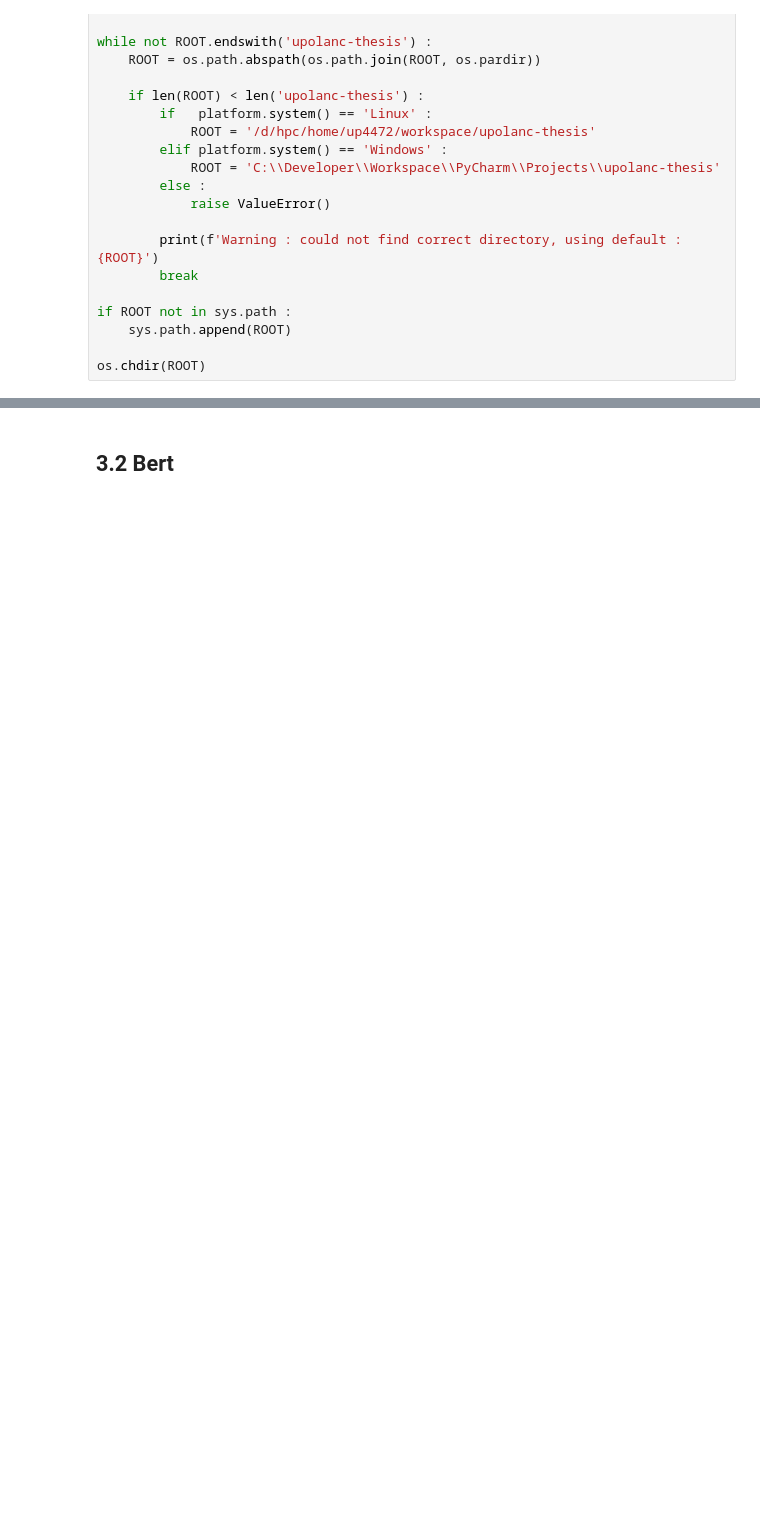
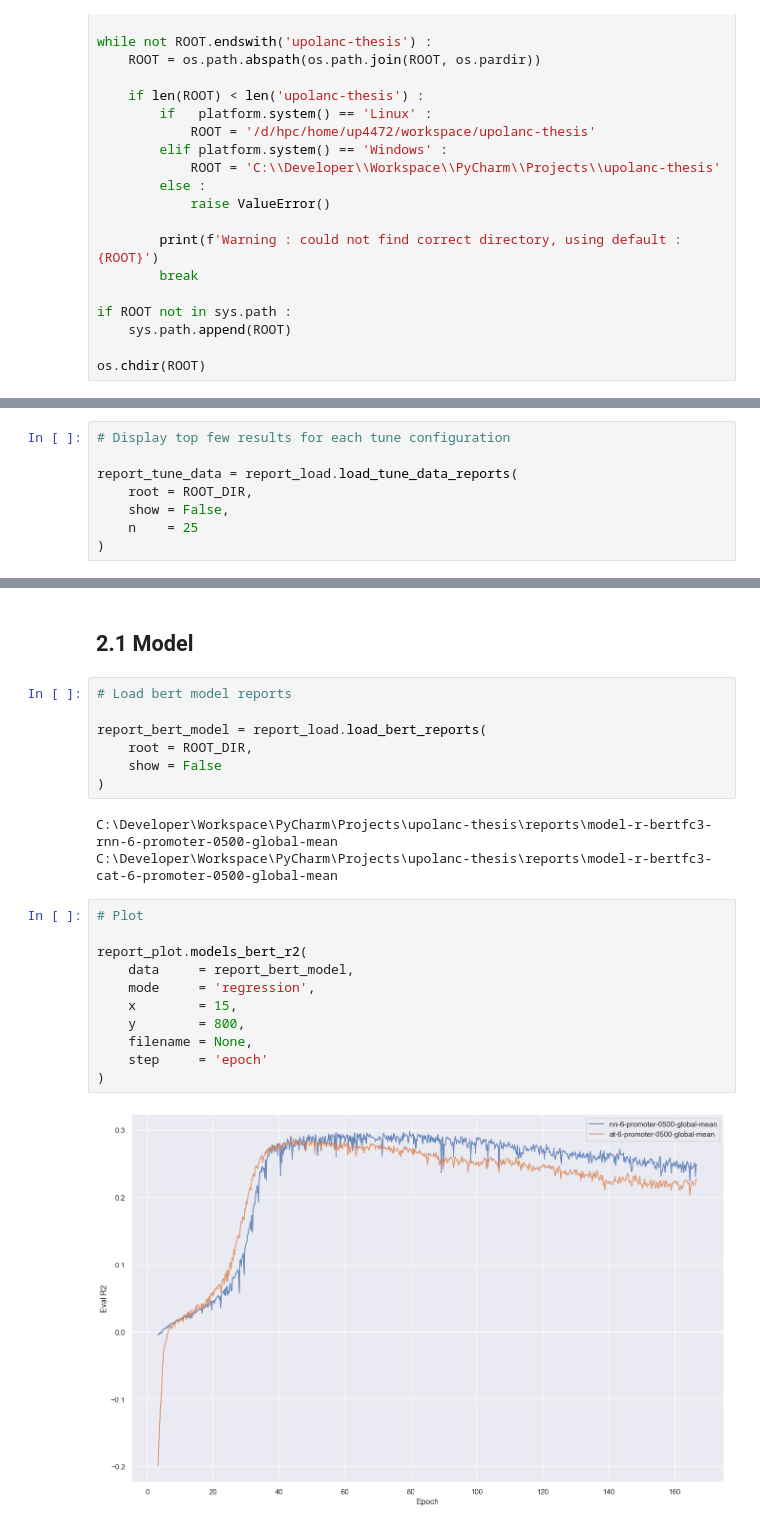
Before and after one commit to up4472/upolanc-thesis, a Jupyter notebook: notebook/nbp09-report.ipynb, the cells around one changed output, grey strips where cells are left out. Cells and saved outputs as stored; diff of their text form; blank space fills up the shorter version.

```diff
--- a/notebook/nbp09-report.ipynb
+++ b/notebook/nbp09-report.ipynb
@@ -370,0 +183,8 @@ dataframe_tuner_format(data).head(n = 50)
+# %%
+# Display top few results for each tune configuration
+
+report_tune_data = report_load.load_tune_data_reports(
+	root = ROOT_DIR,
+	show = False,
+	n    = 25
+)
@@ -459,2 +252,25 @@ model_reports.sort_values('Eval_R2', ascending = False)
 # %% [markdown]
-## 3.2 Bert
+## 2.1 Model
+# %%
+# Load bert model reports
+
+report_bert_model = report_load.load_bert_reports(
+	root = ROOT_DIR,
+	show = False
+)
+# %% [output]
+C:\Developer\Workspace\PyCharm\Projects\upolanc-thesis\reports\model-r-bertfc3-rnn-6-promoter-0500-global-mean
+C:\Developer\Workspace\PyCharm\Projects\upolanc-thesis\reports\model-r-bertfc3-cat-6-promoter-0500-global-mean
+# %%
+# Plot
+
+report_plot.models_bert_r2(
+	data     = report_bert_model,
+	mode     = 'regression',
+	x        = 15,
+	y        = 800,
+	filename = None,
+	step     = 'epoch'
+)
+# %% [output]
+[figure, added]
```
Also changed, not shown: parts of 34 cells of this notebook, 8 other files.
